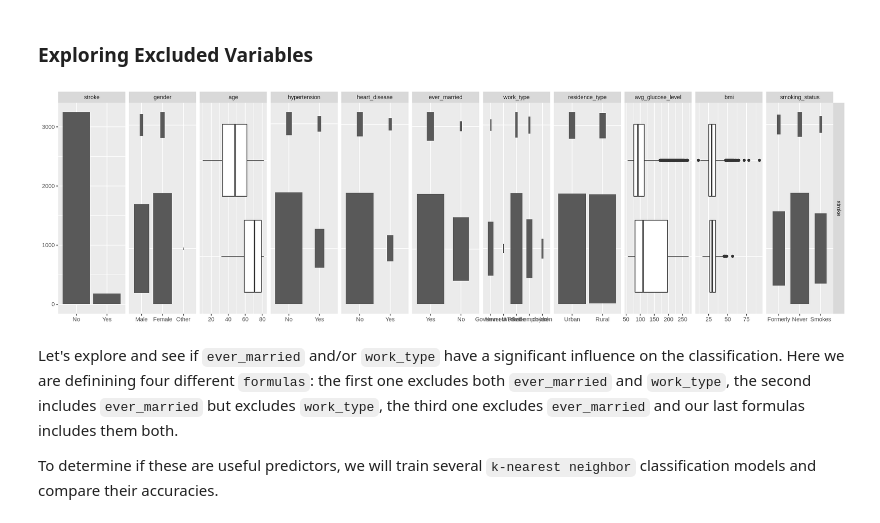
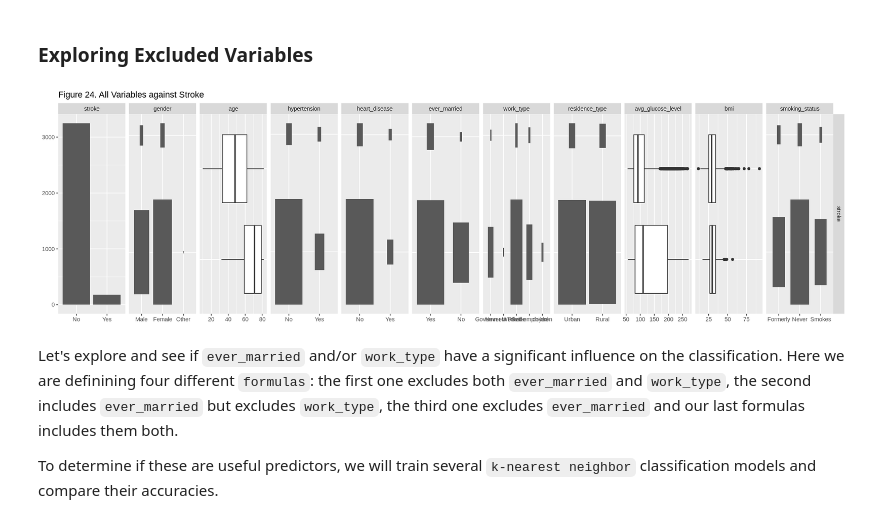
Before and after one commit to 21chanas3/dsci100-group73, a Jupyter notebook: main.ipynb, the cells around one changed output. Cells and saved outputs as stored; diff of their text form; code cells hidden in the pictures.

```diff
--- a/main.ipynb
+++ b/main.ipynb
@@ -566,15 +602,15 @@ This suggests that hypertension and heart disease are likely a stronger predicto
 # %%
 options(repr.plot.height = 5, repr.plot.width = 17)
 
 pm_pairs <- stroke %>%
   select(stroke, gender:stroke) %>%
-  ggpairs()
+  ggpairs() + ggtitle("Figure 24. All Variables against Stroke")
 
 pm_pairs$nrow <- 1
 pm_pairs$yAxisLabels <- pm_pairs$yAxisLabels[1]
 print(pm_pairs)
 # %% [output]
-[figure, old version]
+[figure, new version]
 # %% [markdown]
 Let's explore and see if `ever_married` and/or `work_type` have a significant influence on the classification. Here we are definining four different `formulas`: the first one excludes both `ever_married` and `work_type`, the second includes `ever_married` but excludes `work_type`, the third one excludes `ever_married` and our last formulas includes them both.
 
```
Also changed, not shown: parts of 23 cells of this notebook.
